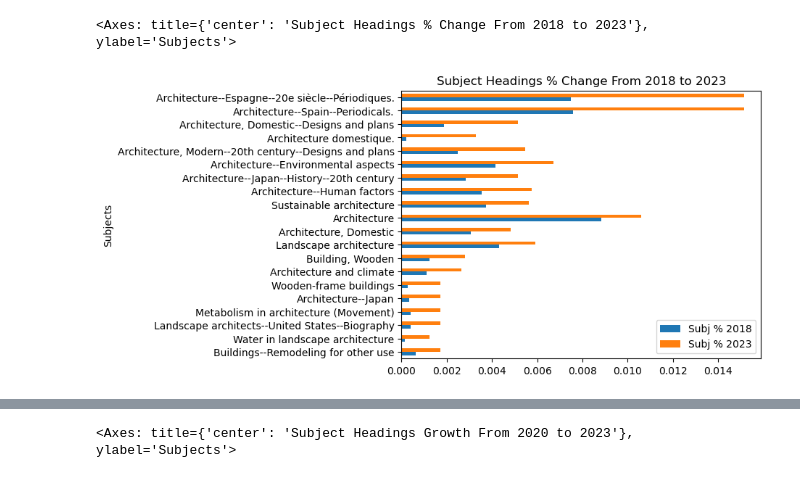
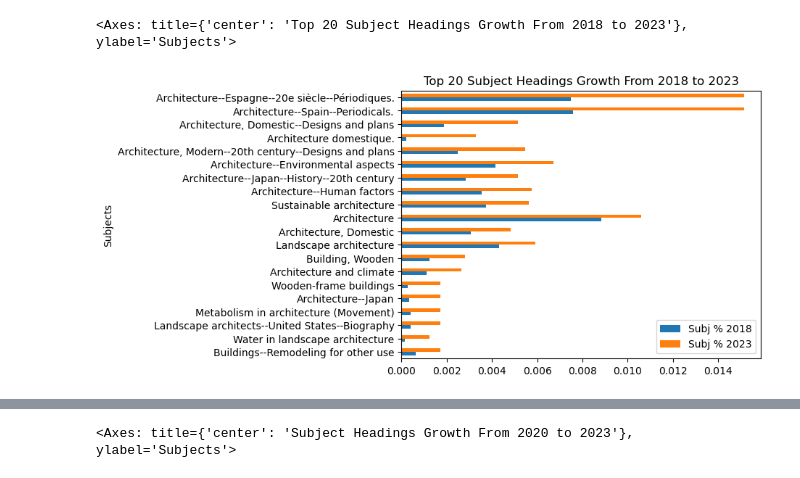
Before and after one commit to senderrr/Architecture, a Jupyter notebook: ArchitectureNotebookArticlePlots.ipynb, the cells around one changed output, grey strips where cells are left out. Saved outputs shown, nothing was run; the diff lists cells and outputs as text; code cells hidden in the pictures.

```diff
--- a/ArchitectureNotebookArticlePlots.ipynb
+++ b/ArchitectureNotebookArticlePlots.ipynb
@@ -192,11 +192,11 @@ diff_one_df2023.head(15)
 # %%
 # plotting sorted  by 2023 Diff 2018 on all there subjects (largest to smallest change)
 ThreeSHChange2018 = diff_three_df2023.rename(columns={"2023 Diff 2018": "2023 Growth %"})
 ThreeSHChange2018 = ThreeSHChange2018.sort_values('2023 Growth %', ascending=False)
 ThreeSHChange2018 = ThreeSHChange2018.head(20).sort_values('2023 Growth %', ascending=True).plot(x="Subjects", y=['Subj % 2018', 'Subj % 2023'], kind="barh")
-ThreeSHChange2018.set_title('Subject Headings % Change From 2018 to 2023')
+ThreeSHChange2018.set_title('Top 20 Subject Headings Growth From 2018 to 2023')
 
 ThreeSHChange2018
 # %% [output]
-<Axes: title={'center': 'Subject Headings % Change From 2018 to 2023'}, ylabel='Subjects'>
+<Axes: title={'center': 'Top 20 Subject Headings Growth From 2018 to 2023'}, ylabel='Subjects'>
-[figure, old version]
+[figure, new version]
```
Also changed, not shown: parts of 3 cells of this notebook.
